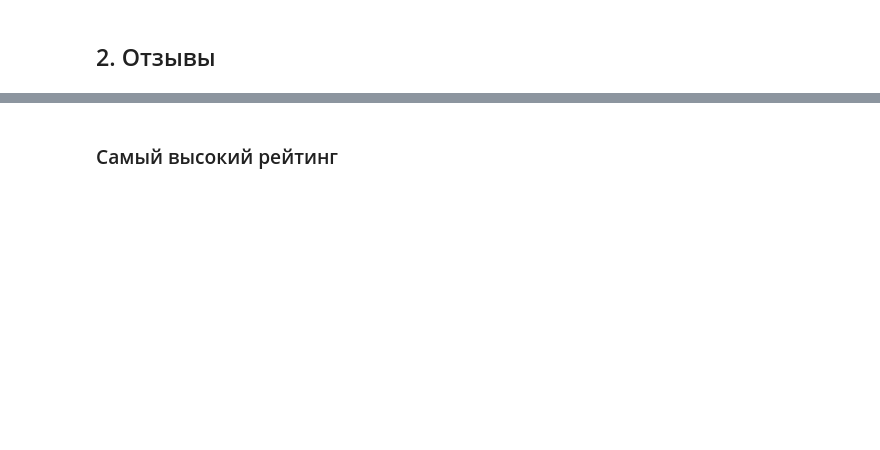
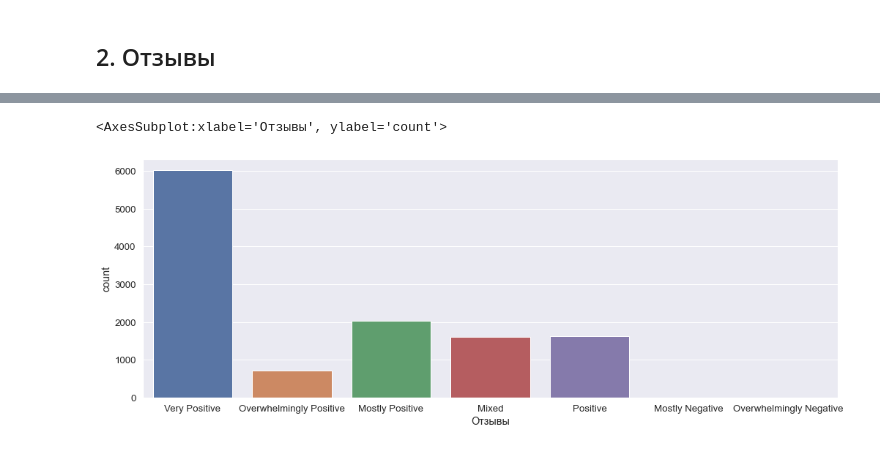
Before and after one commit to ladaegorova18/Data_Analysis, a Jupyter notebook: Project/Project.ipynb, the cells around one changed output, grey strips where cells are left out. Drawn from its saved outputs; the diff is of its cells as text; code cells hidden in the pictures; blank space fills up the shorter version.

```diff
--- a/Project/Project.ipynb
+++ b/Project/Project.ipynb
@@ -152,3 +223,6 @@ df[df['Отзывы'] == '']
 # %%
-sns.set(rc={'figure.figsize':(10,6)})
+sns.set(font_scale=1.2, rc={'figure.figsize':(1,6)})
 sns.countplot(df['Отзывы'])
+# %% [output]
+<AxesSubplot:xlabel='Отзывы', ylabel='count'>
+[figure, added]
@@ -157,2 +228,0 @@ sns.countplot(x='Отзывы', hue='Тип',data = df)
-# %% [markdown]
-### Самый высокий рейтинг
```
Also changed, not shown: parts of 38 cells of this notebook, 1 other file.
